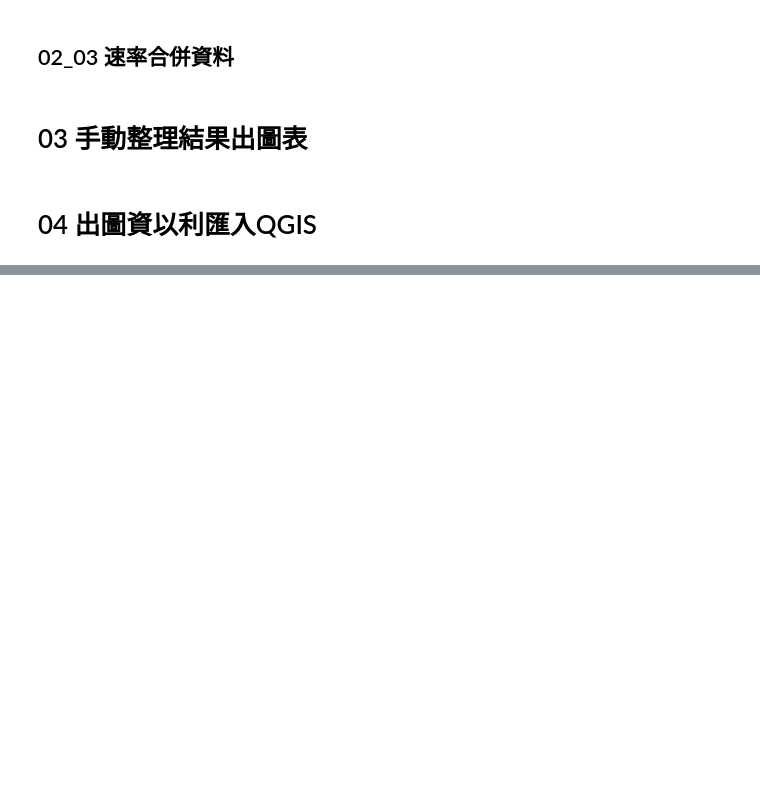
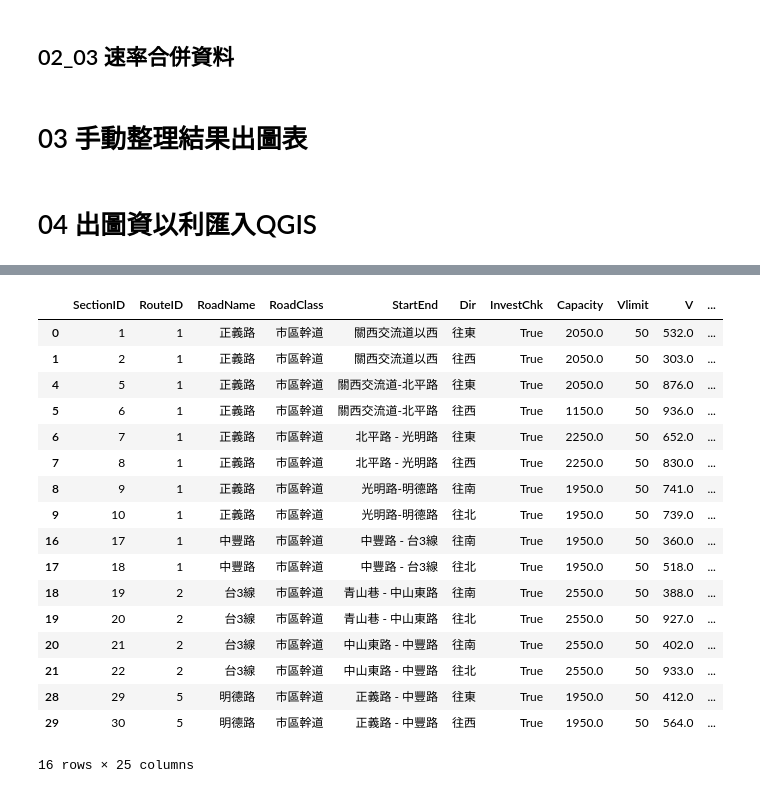
Before and after one commit to KaiChiehKJ/THI-6797, a Jupyter notebook: 統整調查資料(集賢).ipynb, the cells around one changed output, grey strips where cells are left out. Saved outputs shown, nothing was run; the diff lists cells and outputs as text; code cells hidden in the pictures; blank space fills up the shorter version.

```diff
--- a/統整調查資料(集賢).ipynb
+++ b/統整調查資料(集賢).ipynb
@@ -922,11 +922,3 @@ for date, period in unique_dates_periods.itertuples(index=False):
 # 03 手動整理結果出圖表
 # %% [markdown]
 # 04 出圖資以利匯入QGIS
-# %%
-step3folder = create_folder(os.path.join(os.getcwd(), '..', '..', '04_調查資料分析', '03_分析結果'))
-step4folder = create_folder(os.path.join(os.getcwd(), '..', '..', '04_調查資料分析', '04_圖資輸出'))
-
-excelfiles = findfiles(step3folder, 'xlsx', recursive=False)
-excelfile = excelfiles[0]
-
-originalshppath = r"c:\Users\kjchang\OneDrive - 鼎漢國際工程顧問股份有限公司\台北鼎漢(B_6740)\6798新竹縣關西外環道_運輸需求分析暨補充交通量調查分析案\Graphic\交通調查\挑選路段\交通調查路段.shp"
@@ -983,0 +978,34 @@ Datum: Taiwan Datum 1997
+# %%
+step0folder = create_folder(os.path.join(os.getcwd(), '..', '..', '04_調查資料分析', '00_前期報告資料'))
+excelfiles = findfiles(step0folder, 'xlsx', False)
+# %%
+for excelfile in excelfiles:
+    sheetnamelist = get_excel_sheet_names(excelfile)
+    sheetnamelist = [s for s in sheetnamelist if s not in ['LOS標準', '類別清單']]
+    for sheetname in sheetnamelist:
+        df = pd.read_excel(excelfile, sheet_name=sheetname, skiprows=2)
+        df = df[~ df['V'].isna()]
+        excelfilename_withoutprojectname = get_filename_withoutprojectname(excelfile)
+        df['Filename'] = excelfilename_withoutprojectname
+        df['SheetName'] = sheetname
+# %%
+df
+# %% [output]
+|  | SectionID | RouteID | RoadName | RoadClass | StartEnd | Dir | InvestChk | Capacity | Vlimit | V | ... |
+| 0 | 1 | 1 | 正義路 | 市區幹道 | 關西交流道以西 | 往東 | True | 2050.0 | 50 | 532.0 | ... |
+| 1 | 2 | 1 | 正義路 | 市區幹道 | 關西交流道以西 | 往西 | True | 2050.0 | 50 | 303.0 | ... |
+| 4 | 5 | 1 | 正義路 | 市區幹道 | 關西交流道-北平路 | 往東 | True | 2050.0 | 50 | 876.0 | ... |
+| 5 | 6 | 1 | 正義路 | 市區幹道 | 關西交流道-北平路 | 往西 | True | 1150.0 | 50 | 936.0 | ... |
+| 6 | 7 | 1 | 正義路 | 市區幹道 | 北平路 - 光明路 | 往東 | True | 2250.0 | 50 | 652.0 | ... |
+| 7 | 8 | 1 | 正義路 | 市區幹道 | 北平路 - 光明路 | 往西 | True | 2250.0 | 50 | 830.0 | ... |
+| 8 | 9 | 1 | 正義路 | 市區幹道 | 光明路-明德路 | 往南 | True | 1950.0 | 50 | 741.0 | ... |
+| 9 | 10 | 1 | 正義路 | 市區幹道 | 光明路-明德路 | 往北 | True | 1950.0 | 50 | 739.0 | ... |
+| 16 | 17 | 1 | 中豐路 | 市區幹道 | 中豐路 - 台3線 | 往南 | True | 1950.0 | 50 | 360.0 | ... |
+| 17 | 18 | 1 | 中豐路 | 市區幹道 | 中豐路 - 台3線 | 往北 | True | 1950.0 | 50 | 518.0 | ... |
+| 18 | 19 | 2 | 台3線 | 市區幹道 | 青山巷 - 中山東路 | 往南 | True | 2550.0 | 50 | 388.0 | ... |
+| 19 | 20 | 2 | 台3線 | 市區幹道 | 青山巷 - 中山東路 | 往北 | True | 2550.0 | 50 | 927.0 | ... |
+| 20 | 21 | 2 | 台3線 | 市區幹道 | 中山東路 - 中豐路 | 往南 | True | 2550.0 | 50 | 402.0 | ... |
+| 21 | 22 | 2 | 台3線 | 市區幹道 | 中山東路 - 中豐路 | 往北 | True | 2550.0 | 50 | 933.0 | ... |
+| 28 | 29 | 5 | 明德路 | 市區幹道 | 正義路 - 中豐路 | 往東 | True | 1950.0 | 50 | 412.0 | ... |
+| 29 | 30 | 5 | 明德路 | 市區幹道 | 正義路 - 中豐路 | 往西 | True | 1950.0 | 50 | 564.0 | ... |
+16 rows × 25 columns
```
Also changed, not shown: parts of 7 cells of this notebook.
